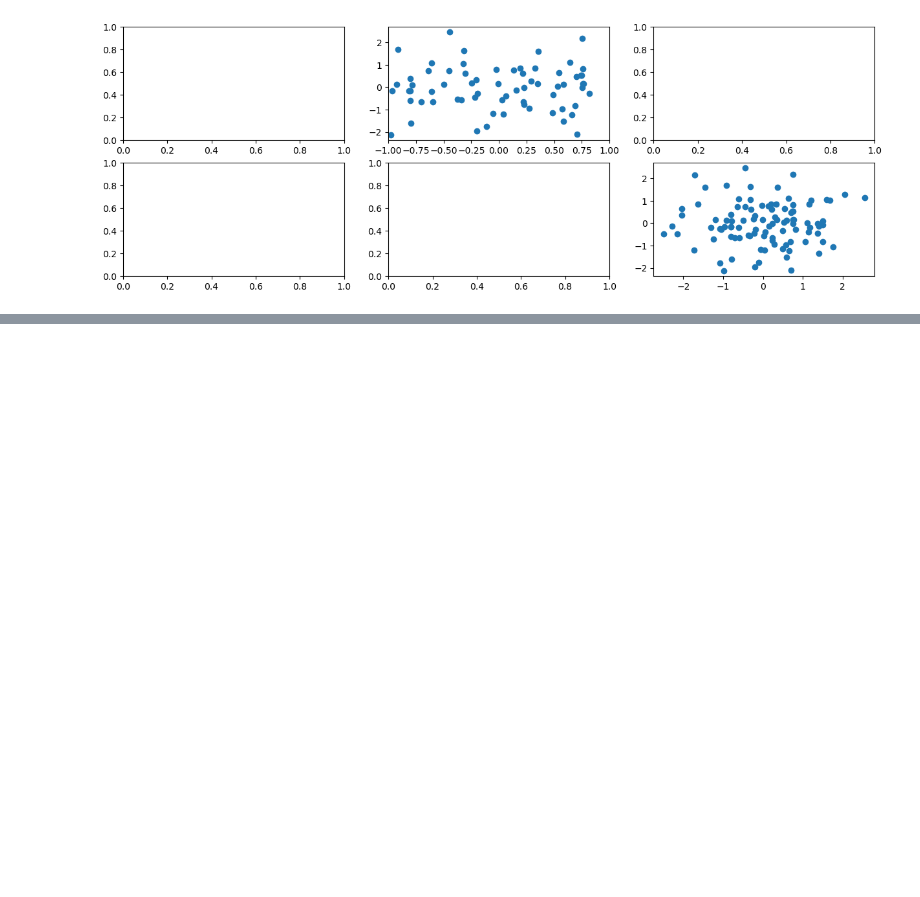
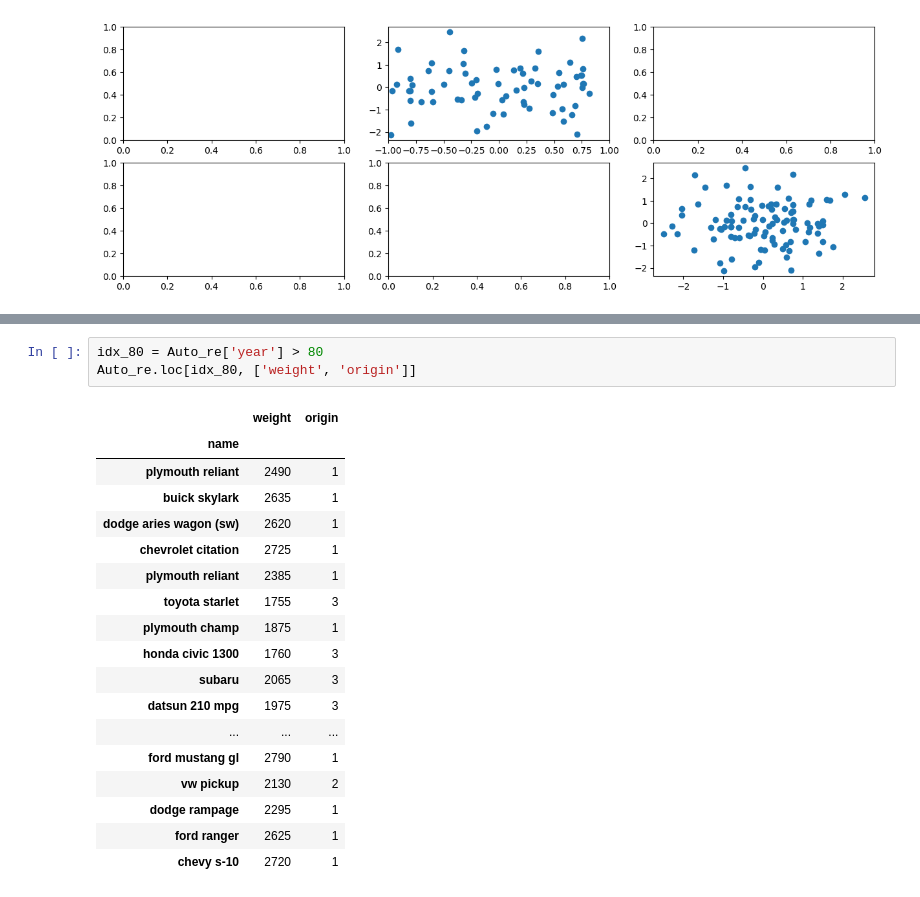
Before and after one commit to FenilMavani/DataAnlytics, a Jupyter notebook: chapter2.ipynb, the cells around one changed output, grey strips where cells are left out. Drawn from its saved outputs; the diff is of its cells as text; blank space fills up the shorter version.

```diff
--- a/chapter2.ipynb
+++ b/chapter2.ipynb
@@ -223,0 +401,22 @@ ax.contour(x, y, f)
+# %%
+idx_80 = Auto_re['year'] > 80
+Auto_re.loc[idx_80, ['weight', 'origin']]
+# %% [output]
+|  | weight | origin |
+| name |  |  |
+| plymouth reliant | 2490 | 1 |
+| buick skylark | 2635 | 1 |
+| dodge aries wagon (sw) | 2620 | 1 |
+| chevrolet citation | 2725 | 1 |
+| plymouth reliant | 2385 | 1 |
+| toyota starlet | 1755 | 3 |
+| plymouth champ | 1875 | 1 |
+| honda civic 1300 | 1760 | 3 |
+| subaru | 2065 | 3 |
+| datsun 210 mpg | 1975 | 3 |
+| ... | ... | ... |
+| ford mustang gl | 2790 | 1 |
+| vw pickup | 2130 | 2 |
+| dodge rampage | 2295 | 1 |
+| ford ranger | 2625 | 1 |
+| chevy s-10 | 2720 | 1 |
```
Also changed, not shown: parts of 23 cells of this notebook, 1 other file.
